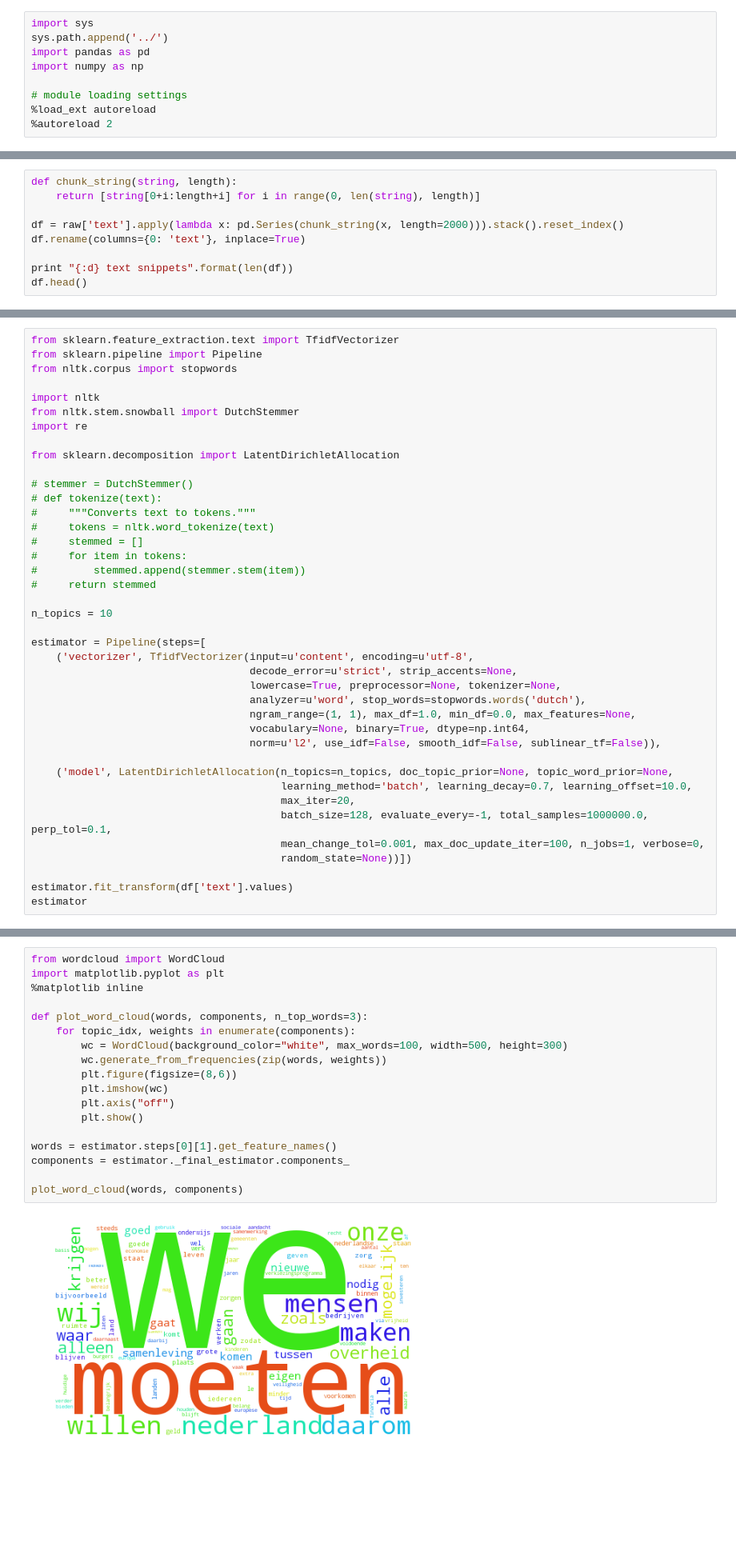
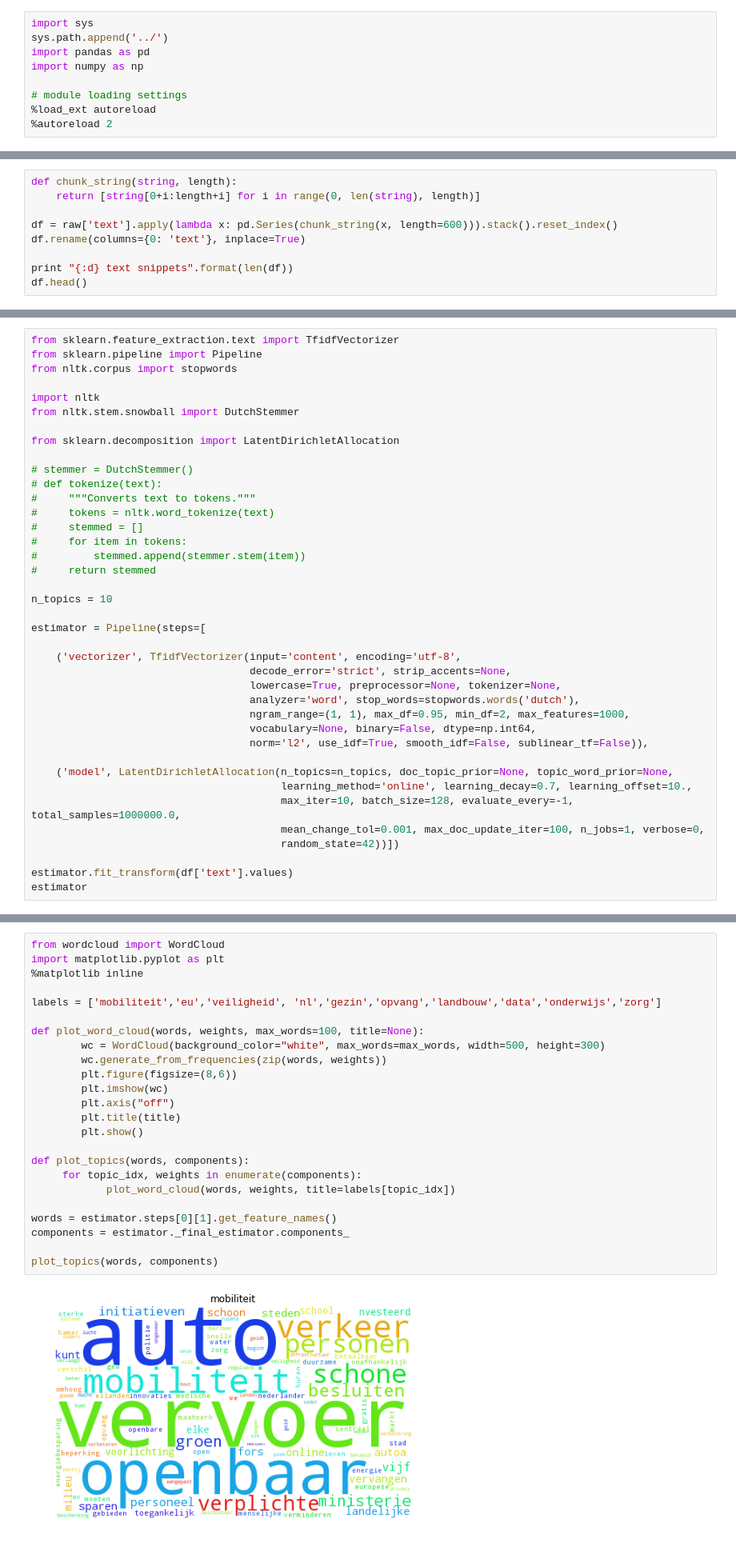
Before and after one commit to bbroeksema/verkiezingen-2017, a Jupyter notebook: notebooks/1.0-arb-topic-extraction.ipynb, the cells around one changed output, grey strips where cells are left out. Shown at 80% size. Saved outputs shown, nothing was run; the diff lists cells and outputs as text; blank space fills up the shorter version.

Commit message:
finetuned topics and similarity space viz

```diff
--- a/notebooks/1.0-arb-topic-extraction.ipynb
+++ b/notebooks/1.0-arb-topic-extraction.ipynb
@@ -23,7 +38,7 @@ raw.head()
 def chunk_string(string, length):
     return [string[0+i:length+i] for i in range(0, len(string), length)]
 
-df = raw['text'].apply(lambda x: pd.Series(chunk_string(x, length=2000))).stack().reset_index()
+df = raw['text'].apply(lambda x: pd.Series(chunk_string(x, length=600))).stack().reset_index()
 df.rename(columns={0: 'text'}, inplace=True)
 
 print "{:d} text snippets".format(len(df))
@@ -43,7 +62,6 @@ from nltk.corpus import stopwords
 
 import nltk
 from nltk.stem.snowball import DutchStemmer
-import re
 
 from sklearn.decomposition import LatentDirichletAllocation
 
@@ -59,20 +77,20 @@ from sklearn.decomposition import LatentDirichletAllocation
 n_topics = 10
 
 estimator = Pipeline(steps=[
-    ('vectorizer', TfidfVectorizer(input=u'content', encoding=u'utf-8',
-                                   decode_error=u'strict', strip_accents=None,
+
+    ('vectorizer', TfidfVectorizer(input='content', encoding='utf-8',
+                                   decode_error='strict', strip_accents=None,
                                    lowercase=True, preprocessor=None, tokenizer=None,
-                                   analyzer=u'word', stop_words=stopwords.words('dutch'),
-                                   ngram_range=(1, 1), max_df=1.0, min_df=0.0, max_features=None,
-                                   vocabulary=None, binary=True, dtype=np.int64,
-                                   norm=u'l2', use_idf=False, smooth_idf=False, sublinear_tf=False)),
+                                   analyzer='word', stop_words=stopwords.words('dutch'),
+                                   ngram_range=(1, 1), max_df=0.95, min_df=2, max_features=1000,
+                                   vocabulary=None, binary=False, dtype=np.int64,
+                                   norm='l2', use_idf=True, smooth_idf=False, sublinear_tf=False)),
 
     ('model', LatentDirichletAllocation(n_topics=n_topics, doc_topic_prior=None, topic_word_prior=None,
-                                        learning_method='batch', learning_decay=0.7, learning_offset=10.0,
-                                        max_iter=20,
-                                        batch_size=128, evaluate_every=-1, total_samples=1000000.0, perp_tol=0.1,
+                                        learning_method='online', learning_decay=0.7, learning_offset=10.,
+                                        max_iter=10, batch_size=128, evaluate_every=-1, total_samples=1000000.0,
                                         mean_change_tol=0.001, max_doc_update_iter=100, n_jobs=1, verbose=0,
-                                        random_state=None))])
+                                        random_state=42))])
 
 estimator.fit_transform(df['text'].values)
 estimator
@@ -86,20 +103,26 @@ Pipeline(steps=[('vectorizer', TfidfVectorizer(analyzer=u'word', binary=True, de
 # %%
 from wordcloud import WordCloud
 import matplotlib.pyplot as plt
 %matplotlib inline
 
-def plot_word_cloud(words, components, n_top_words=3):
-    for topic_idx, weights in enumerate(components):
-        wc = WordCloud(background_color="white", max_words=100, width=500, height=300)
+labels = ['mobiliteit','eu','veiligheid', 'nl','gezin','opvang','landbouw','data','onderwijs','zorg']
+
+def plot_word_cloud(words, weights, max_words=100, title=None):
+        wc = WordCloud(background_color="white", max_words=max_words, width=500, height=300)
         wc.generate_from_frequencies(zip(words, weights))
         plt.figure(figsize=(8,6))
         plt.imshow(wc)
         plt.axis("off")
+        plt.title(title)
         plt.show()
+
+def plot_topics(words, components):
+     for topic_idx, weights in enumerate(components):
+            plot_word_cloud(words, weights, title=labels[topic_idx])
 
 words = estimator.steps[0][1].get_feature_names()
 components = estimator._final_estimator.components_
 
-plot_word_cloud(words, components)
+plot_topics(words, components)
 # %% [output]
-[figure, old version]
+[figure, new version]
```
Also changed, not shown: parts of 11 cells of this notebook.
